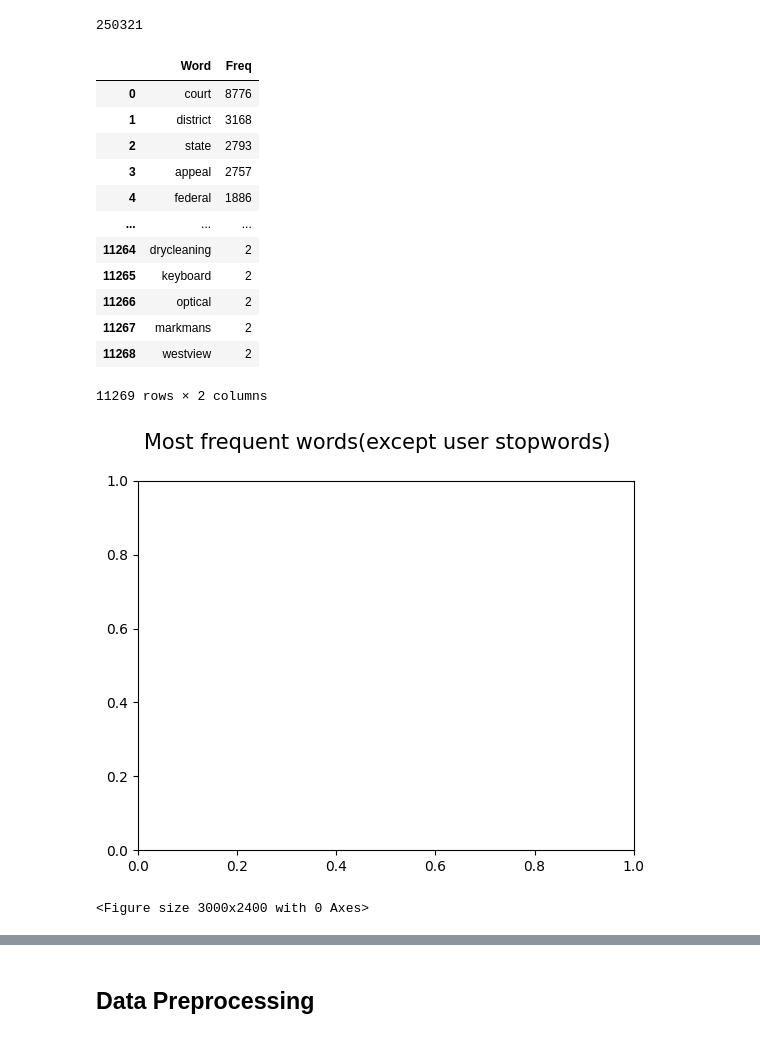
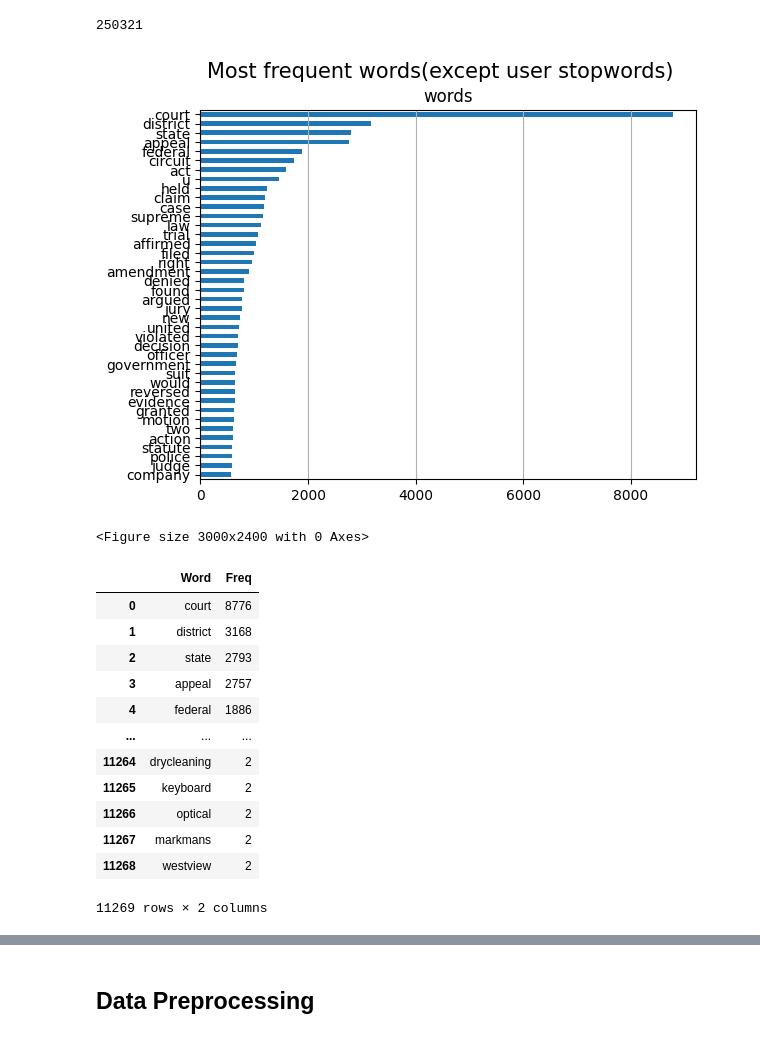
Before and after one commit to dlsco123/mtvsDacon, a Jupyter notebook: [mtvs]lej.ipynb, the cells around one changed output, grey strips where cells are left out. Drawn from its saved outputs; the diff is of its cells as text; code cells hidden in the pictures.

Commit message:
first_party win words

```diff
--- a/[mtvs]lej.ipynb
+++ b/[mtvs]lej.ipynb
@@ -120,10 +120,6 @@ import nltk
 corpus = train_nlp["facts"]
 lst_tokens = nltk.tokenize.word_tokenize(corpus.str.cat(sep=" "))
 # 어절 별로 키워드 반환
-
-ps = nltk.stem.porter.PorterStemmer()
-lem = nltk.stem.wordnet.WordNetLemmatizer()
-
 lst_tokens
 # %% [output]
 ['On',
@@ -325,20 +323,22 @@ len(lst_tokens_clear)
 # %%
 fig, ax = plt.subplots(nrows=1, ncols=1)
 fig.suptitle("Most frequent words(except user stopwords)", fontsize=15)
 figure(figsize=(30, 24))
 
 dic_words_freq = nltk.FreqDist(lst_tokens_clear)
 freq_graph = pd.DataFrame(dic_words_freq.most_common(), columns=["Word","Freq"])
 freq_graph
-# freq_graph.set_index("Word").iloc[:40,:].sort_values(by="Freq").plot(
-#                   kind="barh", title="words", ax=ax,
-#                   legend=False).grid(axis='x')
+freq_graph.set_index("Word").iloc[:40,:].sort_values(by="Freq").plot(
+                  kind="barh", title="words", ax=ax,
+                  legend=False).grid(axis='x')
 
-# ax.set(ylabel=None)
-# #plt.xscale('log')
-# plt.show()
-# freq_graph
+ax.set(ylabel=None)
+#plt.xscale('log')
+plt.show()
+freq_graph
 # %% [output]
+[figure, new version]
+<Figure size 3000x2400 with 0 Axes>
 |  | Word | Freq |
 | 0 | court | 8776 |
 | 1 | district | 3168 |
@@ -351,7 +351,5 @@ freq_graph
 | 11266 | optical | 2 |
 | 11267 | markmans | 2 |
 | 11268 | westview | 2 |
-11269 rows × 2 columns
-[figure, old version]
-<Figure size 3000x2400 with 0 Axes>
+11269 rows × 2 columns
 # %%
```
Also changed, not shown: parts of 11 cells of this notebook, 1 other file.
